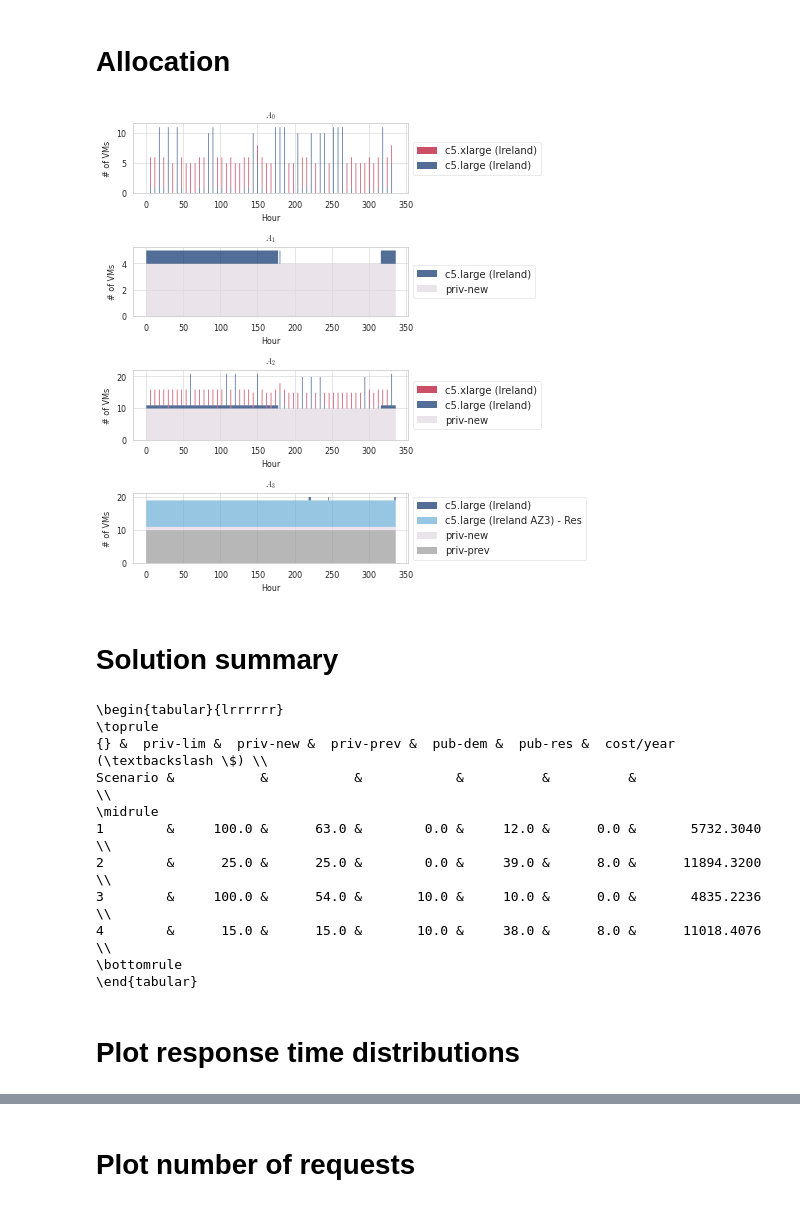
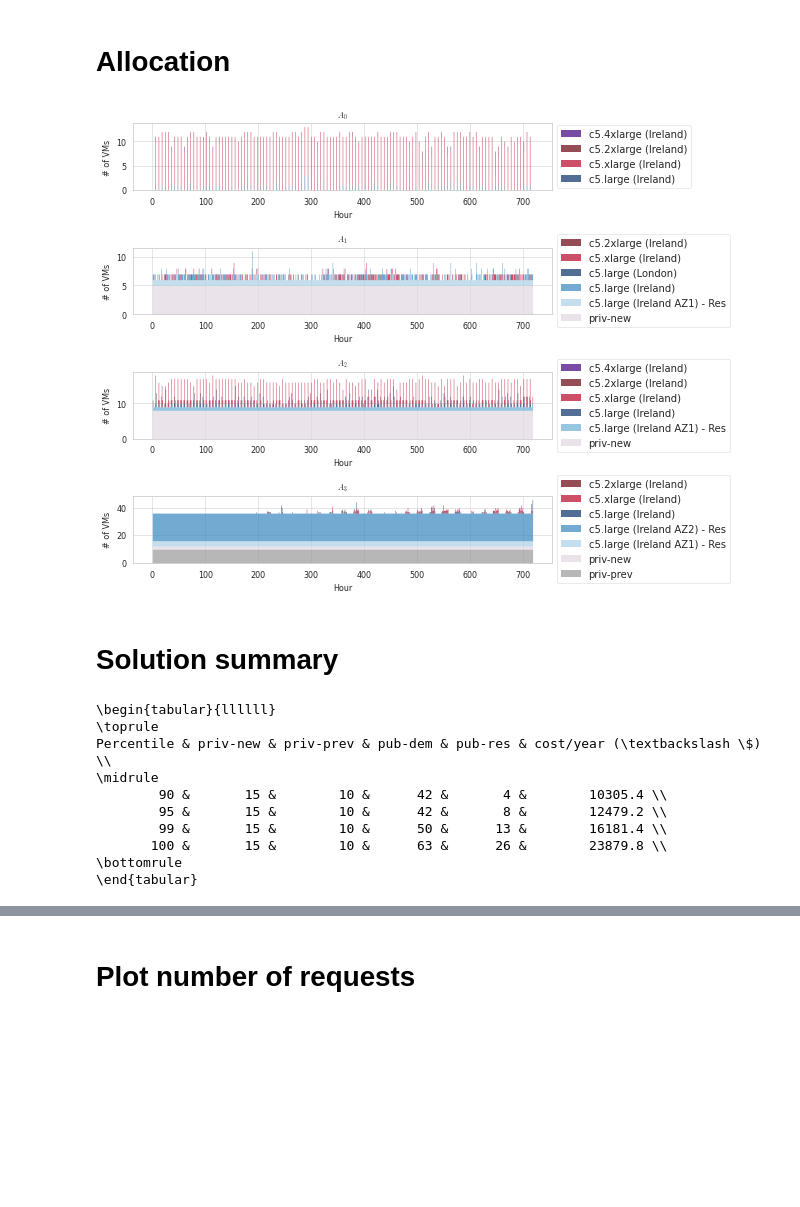
Before and after one commit to asi-uniovi/hybrid_exp, a Jupyter notebook: PlotResults.ipynb, the cells around one changed output, grey strips where cells are left out. Cells and saved outputs as stored; diff of their text form; code cells hidden in the pictures; blank space fills up the shorter version.

```diff
--- a/PlotResults.ipynb
+++ b/PlotResults.ipynb
@@ -28,7 +113,7 @@ palette = {
 # Workload
 # %%
 with sns.plotting_context("notebook", font_scale=1.8),\
-     open('sols/001_sol.p', "rb") as f:
+     open('sols/010_sol.p', "rb") as f:
     sol = pickle.load(f)
 
     wl_dict = {}
@@ -175,7 +260,7 @@ def allocation_info_as_dicts_expanded_in_time(
                     result["timeslot"] = slot
                 yield result
 # %%
-with open(f'sols/004_sol.p', "rb") as f:
+with open(f'sols/013_sol.p', "rb") as f:
     sol = pickle.load(f)
 
     dft = (pd.DataFrame(
@@ -207,50 +292,54 @@ with open(f'sols/004_sol.p', "rb") as f:
         'c5.2xlarge_EU (Ireland)': 'c5.2xlarge (Ireland)',
         'c5.4xlarge_EU (Ireland)': 'c5.4xlarge (Ireland)',
         'c5.large_EU (Ireland)': 'c5.large (Ireland)',
+        'c5.large_EU (Ireland)_EU (Ireland)_AZ1': 'c5.large (Ireland AZ1) - Res',
         'c5.large_EU (Ireland)_EU (Ireland)_AZ3': 'c5.large (Ireland AZ2) - Res',
         'c5.large_EU (Ireland)_EU (Ireland)_AZ2': 'c5.large (Ireland AZ3) - Res',
         'c5.xlarge_EU (Ireland)': 'c5.xlarge (Ireland)',
+        'c5.large_EU (London)': 'c5.large (London)',
+        'c5.xlarge_EU (London)': 'c5.xlarge (London)',
         'priv': 'priv-new',
         'priv_prev': 'priv-prev'
     }
 
     fig, ax = plt.subplots(4)
     colormap = {
         "priv-new": cm.twilight,
         "priv-prev": cm.Set1,
         "5.large": cm.Blues,
         "5.xlarge": cm.coolwarm,
         "5.2xlarge": cm.Reds,
-        "5.4xlarge": cm.Set2,
+        "5.4xlarge": cm.Purples,
         "Res": cm.winter
     }
 
     # Zoom on some part of the allocation
-    zoom = slice(0, 24*7*2)
+    zoom = slice(0, 24*30)
     for i, a in enumerate([app0_alloc, app1_alloc, app2_alloc, app3_alloc]):
         improved_col_names = [improved_names[c] for c in a.columns]
         a.columns = improved_col_names
 
         plot_solution_slots(a[zoom], legend=True, ax=ax[i], colormaps=colormap,
-                            figsize=(7,7), kind="steps", linewidth=0)
+                            figsize=(9,7), kind="steps", linewidth=0)
         ax[i].set_title(f"$A_{i}$")
 
         for item in ([ax[i].title, ax[i].xaxis.label, ax[i].yaxis.label] +
                       ax[i].get_xticklabels() + ax[i].get_yticklabels()):
             item.set_fontsize(8)
 
         fig.tight_layout()
 
     fig.savefig('figs/alloc.png', bbox_inches='tight', dpi=300)
 # %% [output]
-[figure, old version]
+[figure, new version]
 # %% [markdown]
 # Solution summary
 # %%
-sol_files = [f'{i+1:03}_sol.p' for i in range(4)]
+percentiles = [90, 95, 99, 100]
+sol_summary = {}
+for exp in range(4):
+    sol_file = f'{10+exp:03}_sol.p'
 
-sol_summary = {}
-for sol_file in sol_files:
     with open(f'sols/{sol_file}', "rb") as f:
         sol = pickle.load(f)
 
@@ -274,7 +363,7 @@ for sol_file in sol_files:
         priv_lim = priv_new[0].max_vms
 
     exp_summary = {
-        'priv-lim': priv_lim,
+        'Percentile': f'{percentiles[exp]}',
         'priv-new': np.take(max_vms, priv_new_indexes).sum(),
         'priv-prev': np.take(max_vms, priv_prev_indexes).sum(),
         'pub-dem': pub_dem,
@@ -286,19 +375,15 @@ for sol_file in sol_files:
     sol_summary[exp] = exp_summary
 
 sol_df = pd.DataFrame(sol_summary).T
-sol_df.index.name = 'Scenario'
-print(sol_df.to_latex())
+print(sol_df.to_latex(index=False))
 # %% [output]
-\begin{tabular}{lrrrrrr}
+\begin{tabular}{llllll}
 \toprule
-{} &  priv-lim &  priv-new &  priv-prev &  pub-dem &  pub-res &  cost/year (\textbackslash \$) \\
-Scenario &           &           &            &          &          &                 \\
+Percentile & priv-new & priv-prev & pub-dem & pub-res & cost/year (\textbackslash \$) \\
 \midrule
-1        &     100.0 &      63.0 &        0.0 &     12.0 &      0.0 &       5732.3040 \\
-2        &      25.0 &      25.0 &        0.0 &     39.0 &      8.0 &      11894.3200 \\
-3        &     100.0 &      54.0 &       10.0 &     10.0 &      0.0 &       4835.2236 \\
-4        &      15.0 &      15.0 &       10.0 &     38.0 &      8.0 &      11018.4076 \\
+        90 &       15 &        10 &      42 &       4 &        10305.4 \\
+        95 &       15 &        10 &      42 &       8 &        12479.2 \\
+        99 &       15 &        10 &      50 &      13 &        16181.4 \\
+       100 &       15 &        10 &      63 &      26 &        23879.8 \\
 \bottomrule
 \end{tabular}
-# %% [markdown]
-# Plot response time distributions
```
Also changed, not shown: parts of 24 cells of this notebook.
